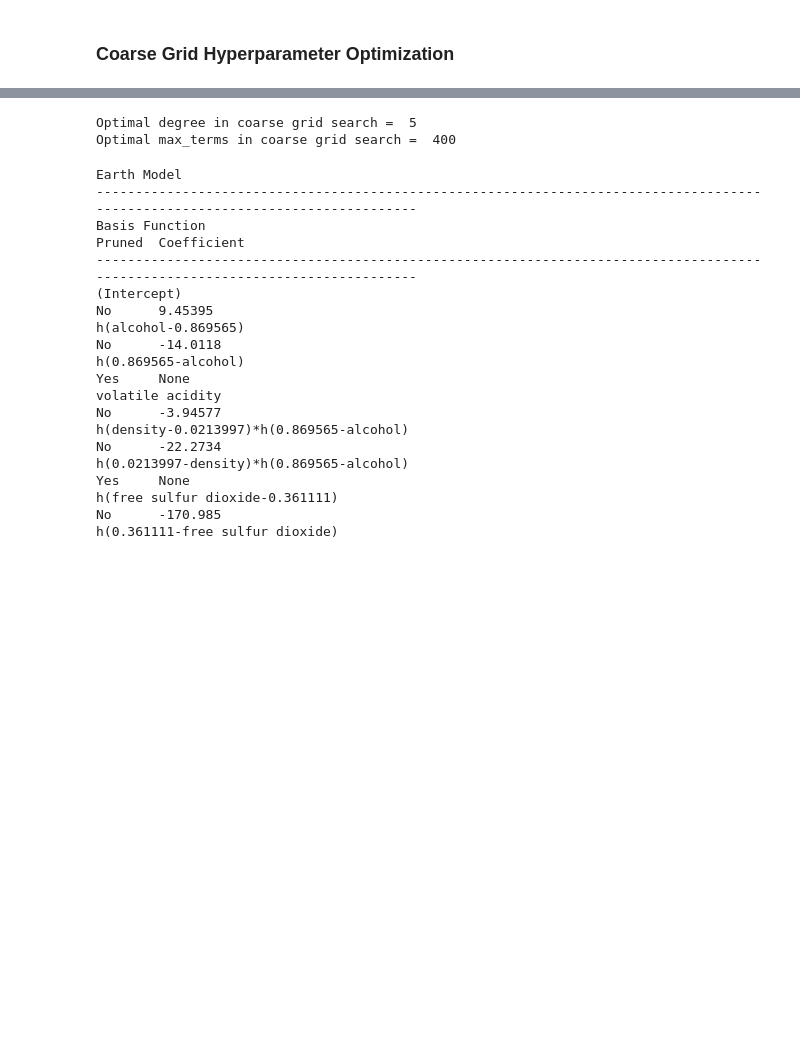
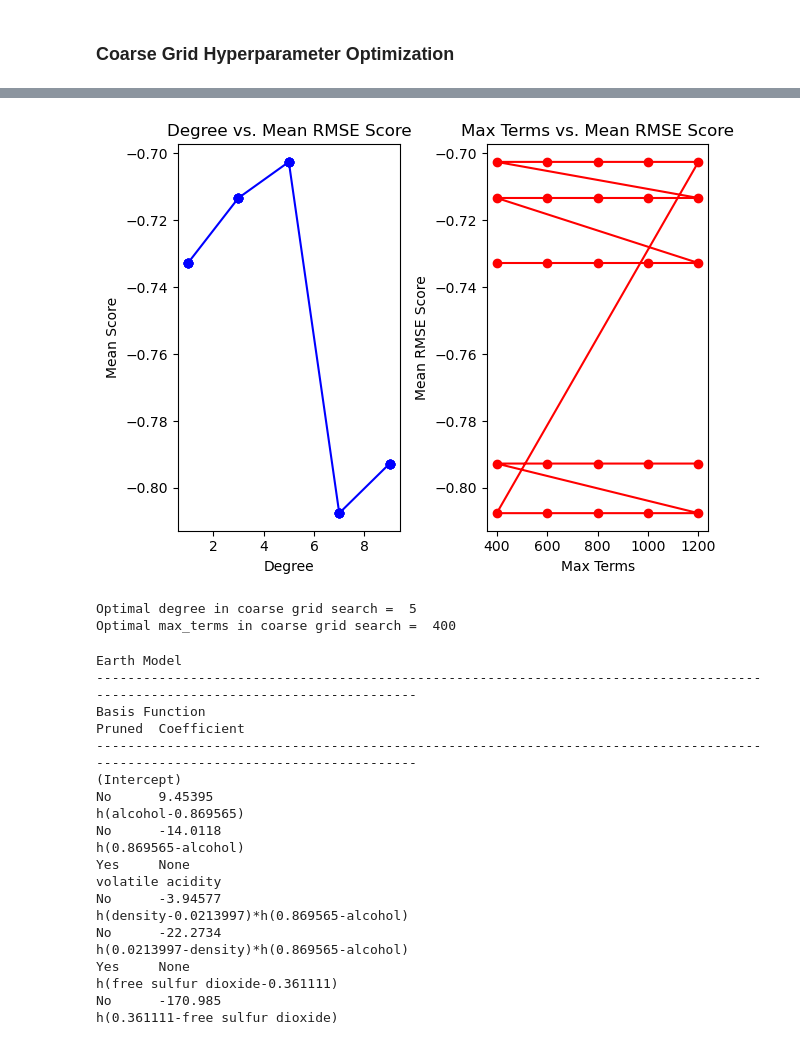
Before and after one commit to notlilawells/Saturn-303-3, a Jupyter notebook: mars_model.ipynb, the cells around one changed output, grey strips where cells are left out. Drawn from its saved outputs; the diff is of its cells as text; code cells hidden in the pictures; blank space fills up the shorter version.

```diff
--- a/mars_model.ipynb
+++ b/mars_model.ipynb
@@ -100,32 +101,28 @@ Fitting models for degree =  3
 # %%
 # Create a DataFrame to store the values
 df = pd.DataFrame({'degree': degrees, 'max_terms': max_terms_values, 'mean_score': mean_scores})
 
-# Group by degree and calculate the average mean_score
-df_avg_degree = df.groupby('degree')['mean_score'].mean().reset_index()
-
-# Group by max_terms and calculate the average mean_score
-df_avg_max_terms = df.groupby('max_terms')['mean_score'].mean().reset_index()
-
-# Creating the plots
-plt.figure(figsize=(12, 6))
+# Group by degree and max_terms and calculate the average mean_score
+df_avg = df.groupby(['degree', 'max_terms'])['mean_score'].mean().reset_index()
 
 # Plotting degree against mean_score
 plt.subplot(1, 2, 1)
-plt.plot(df_avg_degree['degree'], df_avg_degree['mean_score'], 'bo-')
+plt.plot(degrees, mean_scores, 'bo-')
 plt.xlabel('Degree')
 plt.ylabel('Mean Score')
 plt.title('Degree vs. Mean RMSE Score')
 
 # Plotting max_terms against mean_score
 plt.subplot(1, 2, 2)
-plt.plot(df_avg_max_terms['max_terms'], df_avg_max_terms['mean_score'], 'ro-')
+plt.plot(max_terms_values, mean_scores, 'ro-')
 plt.xlabel('Max Terms')
-plt.ylabel('Mean Score')
+plt.ylabel('Mean RMSE Score')
 plt.title('Max Terms vs. Mean RMSE Score')
 
 plt.tight_layout()
 plt.show()
+# %% [output]
+[figure, added]
 # %%
 print('Optimal degree in coarse grid search = ', opt_degree)
 print('Optimal max_terms in coarse grid search = ', opt_max_terms)
```
Also changed, not shown: parts of 1 cell of this notebook.
